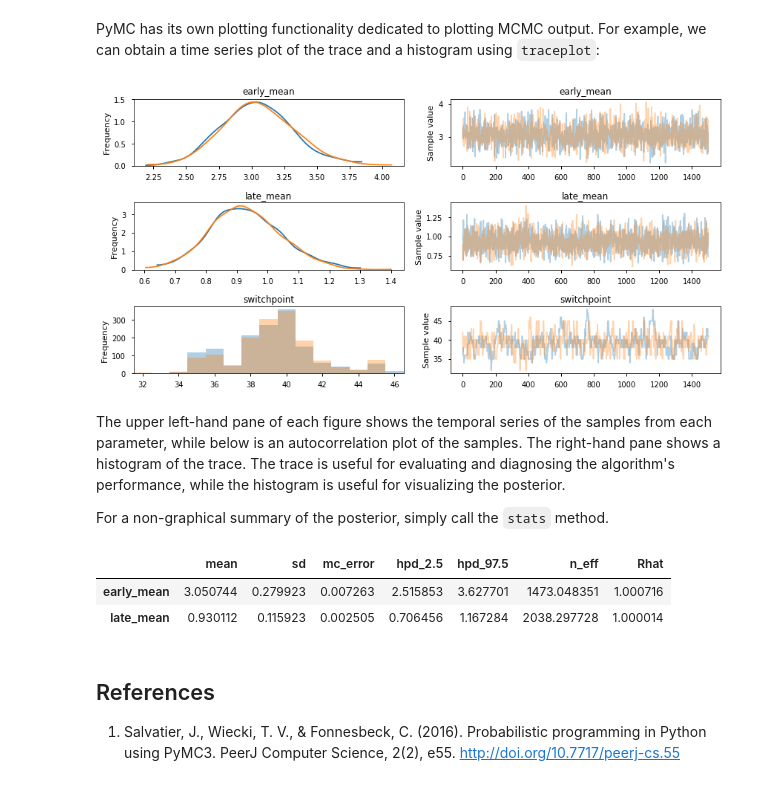
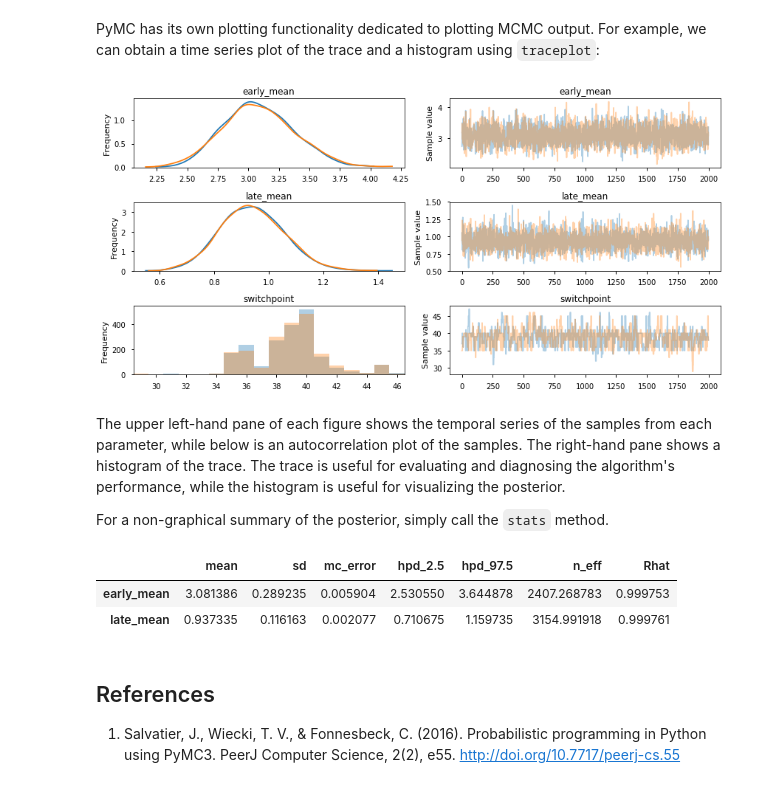
Before and after one commit to fonnesbeck/PyMC3_EUSS, a Jupyter notebook: notebooks/1. Introduction to PyMC3.ipynb, the cells around one changed output. Cells and saved outputs as stored; diff of their text form; code cells hidden in the pictures.

```diff
--- a/notebooks/1. Introduction to PyMC3.ipynb
+++ b/notebooks/1. Introduction to PyMC3.ipynb
@@ -577,9 +575,9 @@ PyMC has its own plotting functionality dedicated to plotting MCMC output. For e
 # %%
 from pymc3 import traceplot
 
-traceplot(trace[500:], varnames=['early_mean', 'late_mean', 'switchpoint']);
+traceplot(trace, varnames=['early_mean', 'late_mean', 'switchpoint']);
 # %% [output]
-[figure, old version]
+[figure, new version]
 # %% [markdown]
 The upper left-hand pane of each figure shows the temporal series of the
 samples from each parameter, while below is an autocorrelation plot of
@@ -592,11 +590,11 @@ For a non-graphical summary of the posterior, simply call the `stats` method.
 # %%
 from pymc3 import summary
 
-summary(trace[500:], varnames=['early_mean', 'late_mean'])
+summary(trace, varnames=['early_mean', 'late_mean'])
 # %% [output]
 |  | mean | sd | mc_error | hpd_2.5 | hpd_97.5 | n_eff | Rhat |
-| early_mean | 3.050744 | 0.279923 | 0.007263 | 2.515853 | 3.627701 | 1473.048351 | 1.000716 |
-| late_mean | 0.930112 | 0.115923 | 0.002505 | 0.706456 | 1.167284 | 2038.297728 | 1.000014 |
+| early_mean | 3.081386 | 0.289235 | 0.005904 | 2.530550 | 3.644878 | 2407.268783 | 0.999753 |
+| late_mean | 0.937335 | 0.116163 | 0.002077 | 0.710675 | 1.159735 | 3154.991918 | 0.999761 |
 # %% [markdown]
 ## References
 
```
Also changed, not shown: parts of 9 cells of this notebook, 6 other files.
